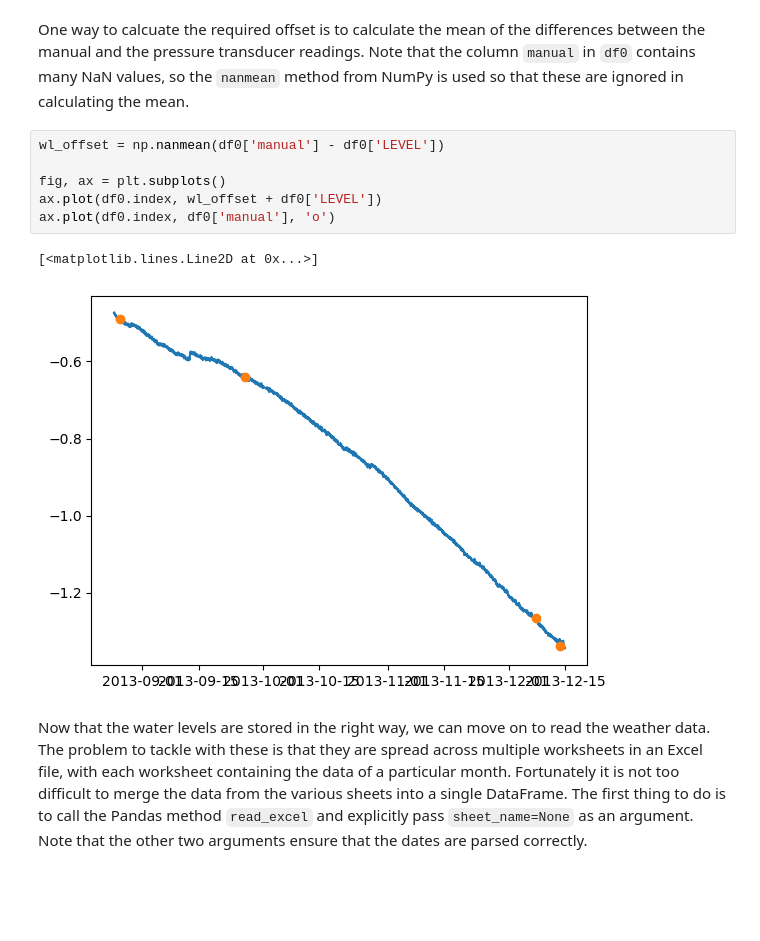
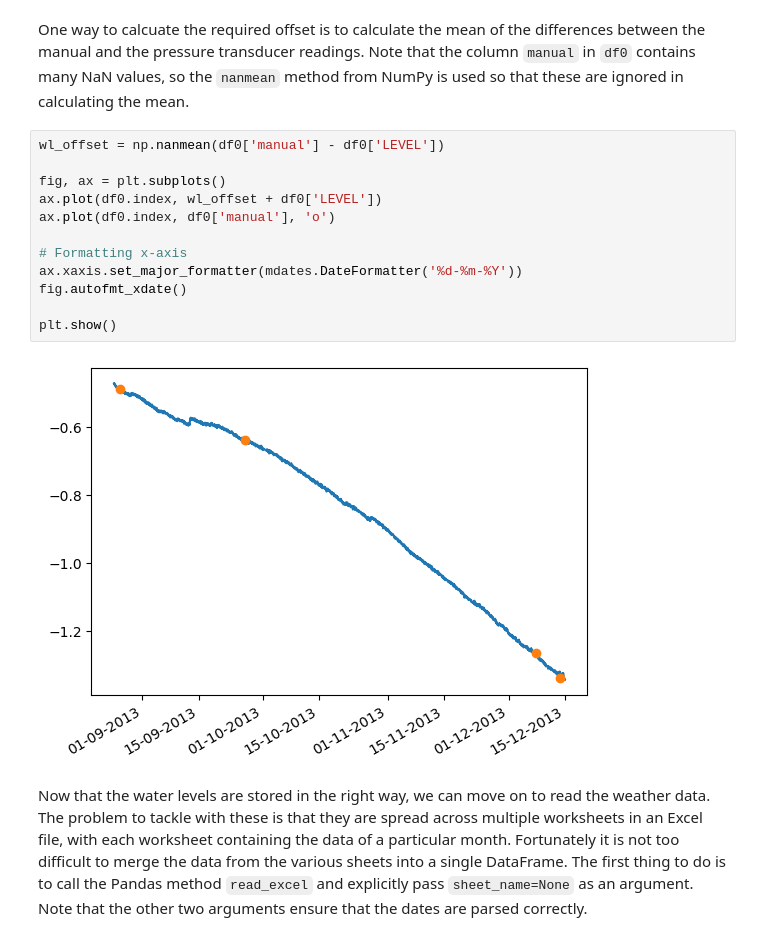
Before and after one commit to vincentpost/PythonMasterclass, a Jupyter notebook: session_4_time_series.ipynb, the cells around one changed output. Drawn from its saved outputs; the diff is of its cells as text; blank space fills up the shorter version.

```diff
--- a/session_4_time_series.ipynb
+++ b/session_4_time_series.ipynb
@@ -140,12 +150,17 @@ One way to calcuate the required offset is to calculate the mean of the differen
 # %%
 wl_offset = np.nanmean(df0['manual'] - df0['LEVEL'])
 
 fig, ax = plt.subplots()
 ax.plot(df0.index, wl_offset + df0['LEVEL'])
 ax.plot(df0.index, df0['manual'], 'o')
+
+# Formatting x-axis
+ax.xaxis.set_major_formatter(mdates.DateFormatter('%d-%m-%Y'))
+fig.autofmt_xdate()
+
+plt.show()
 # %% [output]
-[<matplotlib.lines.Line2D at 0x...>]
-[figure, old version]
+[figure, new version]
 # %% [markdown]
 Now that the water levels are stored in the right way, we can move on to read the weather data. The problem to tackle with these is that they are spread across multiple worksheets in an Excel file, with each worksheet containing the data of a particular month. Fortunately it is not too difficult to merge the data from the various sheets into a single DataFrame. The first thing to do is to call the Pandas method `read_excel` and explicitly pass `sheet_name=None` as an argument. Note that the other two arguments ensure that the dates are parsed correctly.
 # %%
```
Also changed, not shown: parts of 3 cells of this notebook, 7 other files.
